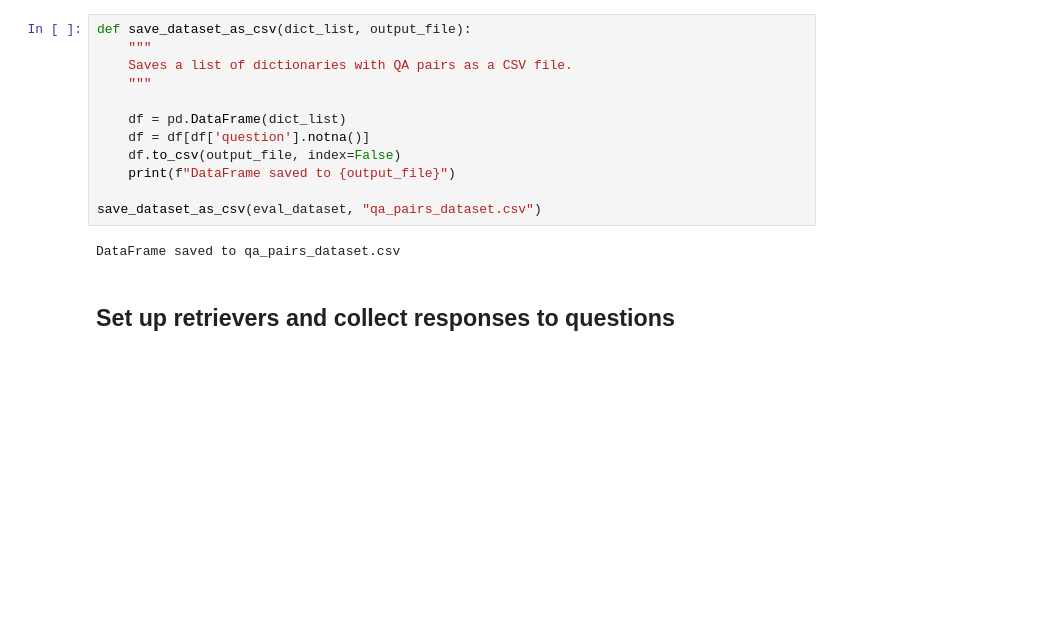
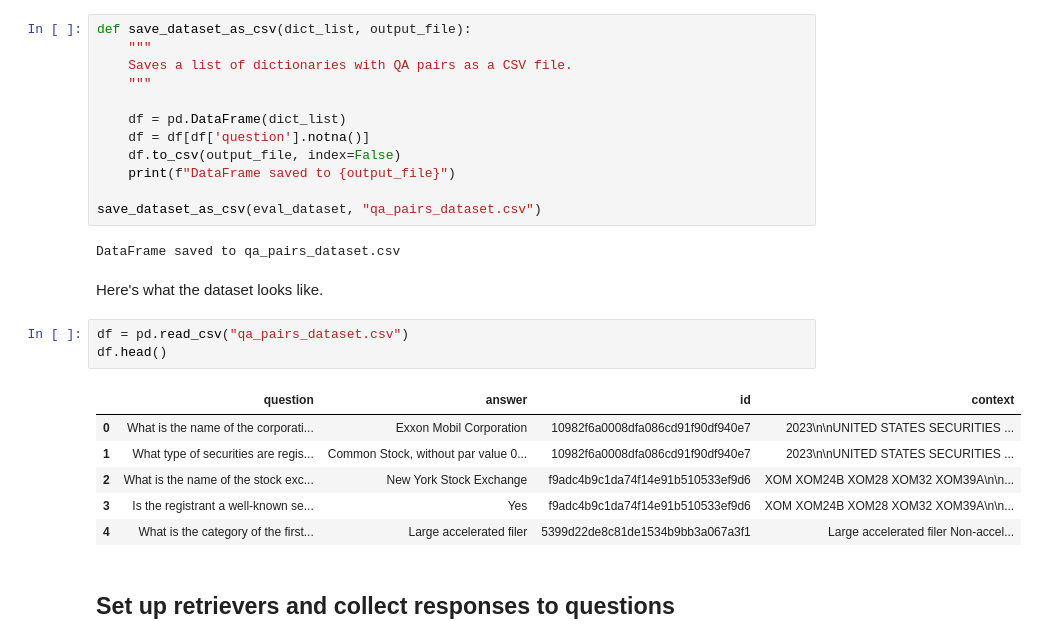
Before and after one commit to MKhalusova/evals, a Jupyter notebook: evals.ipynb, the cells around one changed output. Drawn from its saved outputs; the diff is of its cells as text; blank space fills up the shorter version.

```diff
--- a/evals.ipynb
+++ b/evals.ipynb
@@ -279,6 +279,18 @@ def save_dataset_as_csv(dict_list, output_file):
 save_dataset_as_csv(eval_dataset, "qa_pairs_dataset.csv")
 # %% [output]
 DataFrame saved to qa_pairs_dataset.csv
+# %% [markdown]
+Here's what the dataset looks like.
+# %%
+df = pd.read_csv("qa_pairs_dataset.csv")
+df.head()
+# %% [output]
+|  | question | answer | id | context |
+| 0 | What is the name of the corporati... | Exxon Mobil Corporation | 10982f6a0008dfa086cd91f90df940e7 | 2023\n\nUNITED STATES SECURITIES ... |
+| 1 | What type of securities are regis... | Common Stock, without par value 0... | 10982f6a0008dfa086cd91f90df940e7 | 2023\n\nUNITED STATES SECURITIES ... |
+| 2 | What is the name of the stock exc... | New York Stock Exchange | f9adc4b9c1da74f14e91b510533ef9d6 | XOM XOM24B XOM28 XOM32 XOM39A\n\n... |
+| 3 | Is the registrant a well-known se... | Yes | f9adc4b9c1da74f14e91b510533ef9d6 | XOM XOM24B XOM28 XOM32 XOM39A\n\n... |
+| 4 | What is the category of the first... | Large accelerated filer | 5399d22de8c81de1534b9bb3a067a3f1 | Large accelerated filer Non-accel... |
 # %% [markdown]
 ## Set up retrievers and collect responses to questions
 # %% [markdown]
```
Also changed, not shown: parts of 28 cells of this notebook.
